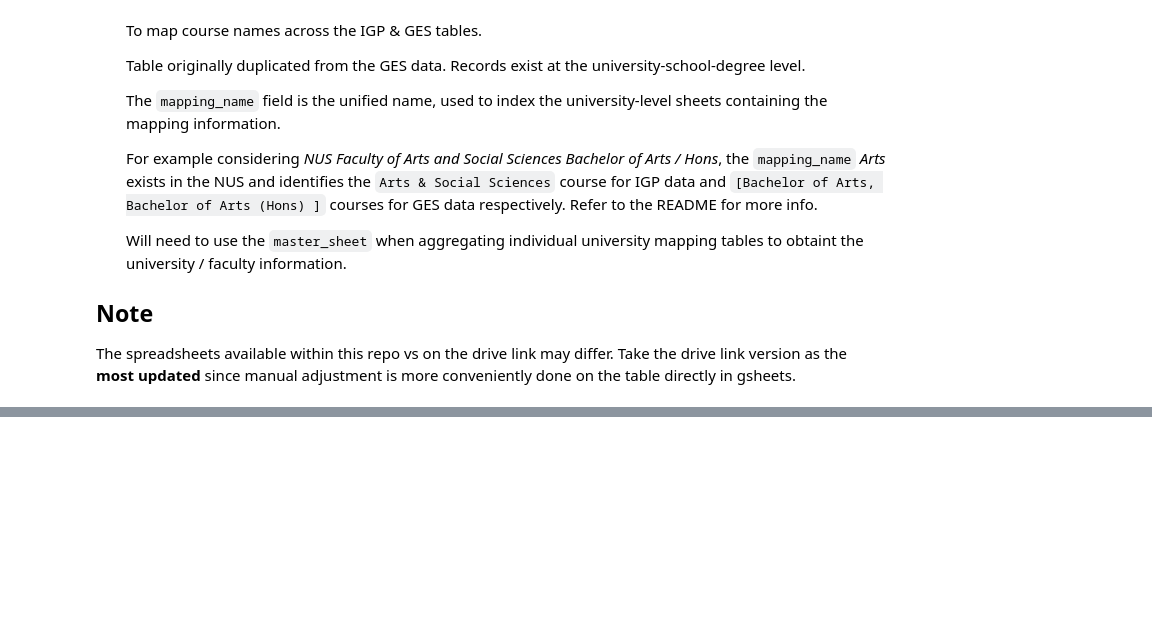
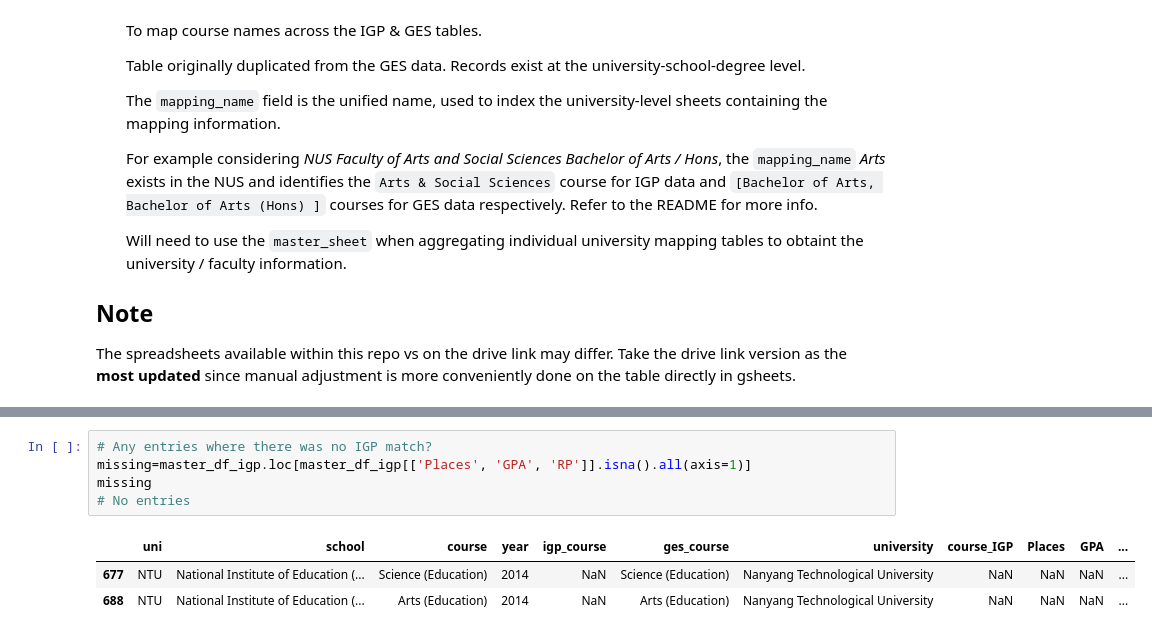
Before and after one commit to Lerac1275/admis_GES, a Jupyter notebook: notebooks/data_processing/master_agg.ipynb, the cells around one changed output, grey strips where cells are left out. Drawn from its saved outputs; the diff is of its cells as text; blank space fills up the shorter version.

```diff
--- a/notebooks/data_processing/master_agg.ipynb
+++ b/notebooks/data_processing/master_agg.ipynb
@@ -72,0 +201,9 @@ mappping_spreadsheet.sheet_names
+# %%
+# Any entries where there was no IGP match?
+missing=master_df_igp.loc[master_df_igp[['Places', 'GPA', 'RP']].isna().all(axis=1)]
+missing
+# No entries
+# %% [output]
+|  | uni | school | course | year | igp_course | ges_course | university | course_IGP | Places | GPA | ... |
+| 677 | NTU | National Institute of Education (... | Science (Education) | 2014 | NaN | Science (Education) | Nanyang Technological University | NaN | NaN | NaN | ... |
+| 688 | NTU | National Institute of Education (... | Arts (Education) | 2014 | NaN | Arts (Education) | Nanyang Technological University | NaN | NaN | NaN | ... |
```
Also changed, not shown: parts of 64 cells of this notebook, 3 other files.
